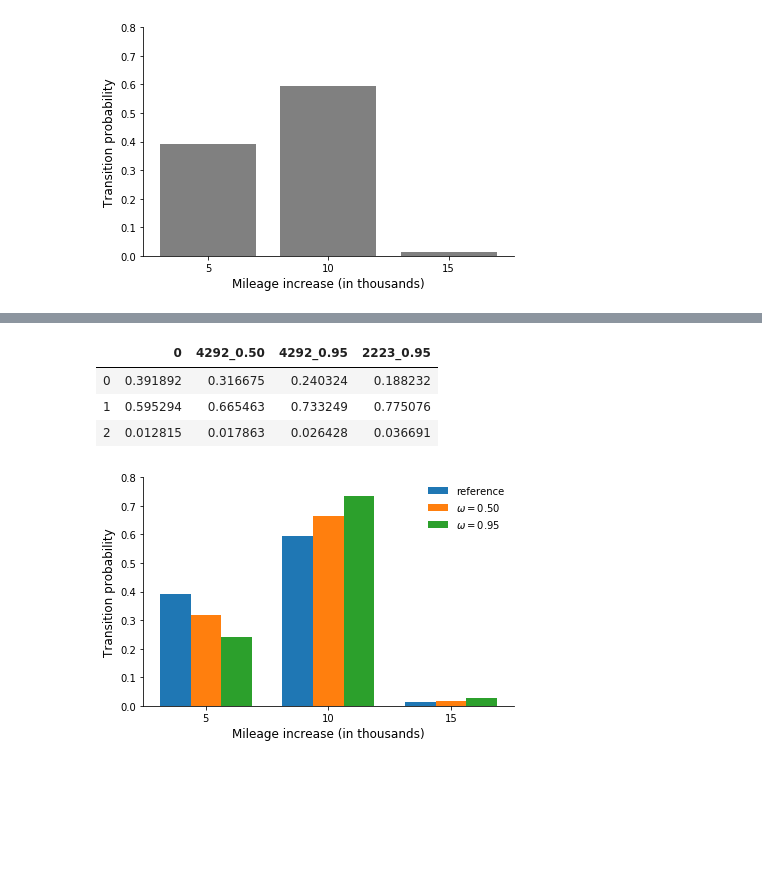
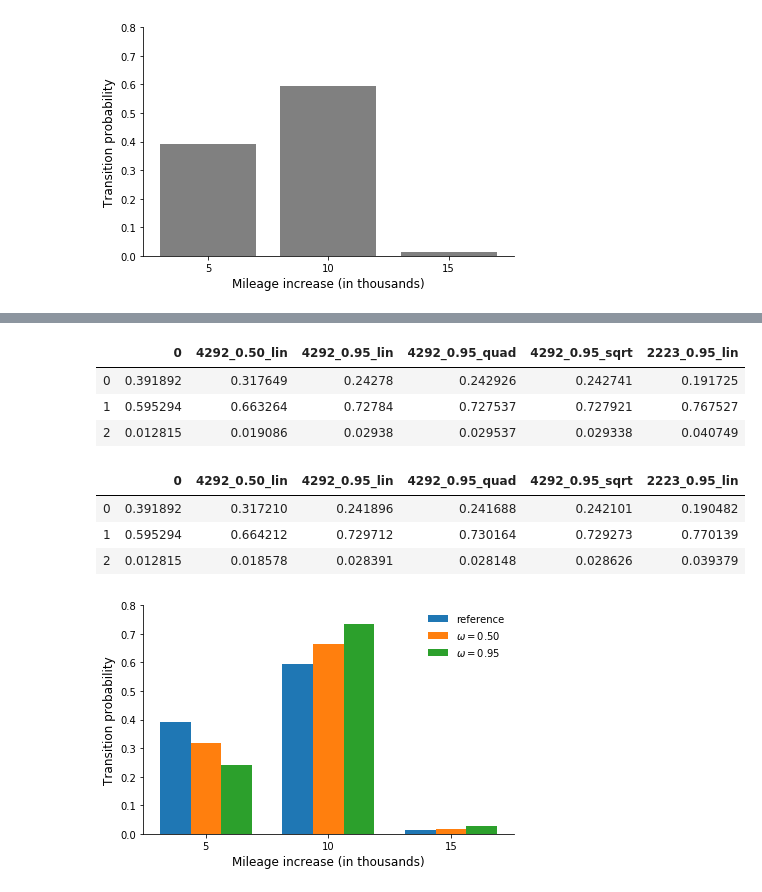
Before and after one commit to robustzurcher/analysis, a Jupyter notebook: notebooks/03_application.ipynb, the cells around one changed output, grey strips where cells are left out. Saved outputs shown, nothing was run; the diff lists cells and outputs as text; code cells hidden in the pictures; blank space fills up the shorter version.

```diff
--- a/notebooks/03_application.ipynb
+++ b/notebooks/03_application.ipynb
@@ -24,12 +18,19 @@ get_probabilities_bar(state)
 [figure]
 [figure]
 # %%
-df_probability_shift(state)
+df_probability_shift(20)
 # %% [output]
-|  | 0 | 4292_0.50 | 4292_0.95 | 2223_0.95 |
-| 0 | 0.391892 | 0.316675 | 0.240324 | 0.188232 |
-| 1 | 0.595294 | 0.665463 | 0.733249 | 0.775076 |
-| 2 | 0.012815 | 0.017863 | 0.026428 | 0.036691 |
+|  | 0 | 4292_0.50_lin | 4292_0.95_lin | 4292_0.95_quad | 4292_0.95_sqrt | 2223_0.95_lin |
+| 0 | 0.391892 | 0.317649 | 0.24278 | 0.242926 | 0.242741 | 0.191725 |
+| 1 | 0.595294 | 0.663264 | 0.72784 | 0.727537 | 0.727921 | 0.767527 |
+| 2 | 0.012815 | 0.019086 | 0.02938 | 0.029537 | 0.029338 | 0.040749 |
+# %%
+df_probability_shift(26)
+# %% [output]
+|  | 0 | 4292_0.50_lin | 4292_0.95_lin | 4292_0.95_quad | 4292_0.95_sqrt | 2223_0.95_lin |
+| 0 | 0.391892 | 0.317210 | 0.241896 | 0.241688 | 0.242101 | 0.190482 |
+| 1 | 0.595294 | 0.664212 | 0.729712 | 0.730164 | 0.729273 | 0.770139 |
+| 2 | 0.012815 | 0.018578 | 0.028391 | 0.028148 | 0.028626 | 0.039379 |
 # %%
 get_probability_shift(state)
 # %% [output]
```
Also changed, not shown: parts of 10 cells of this notebook, 2 other files.
